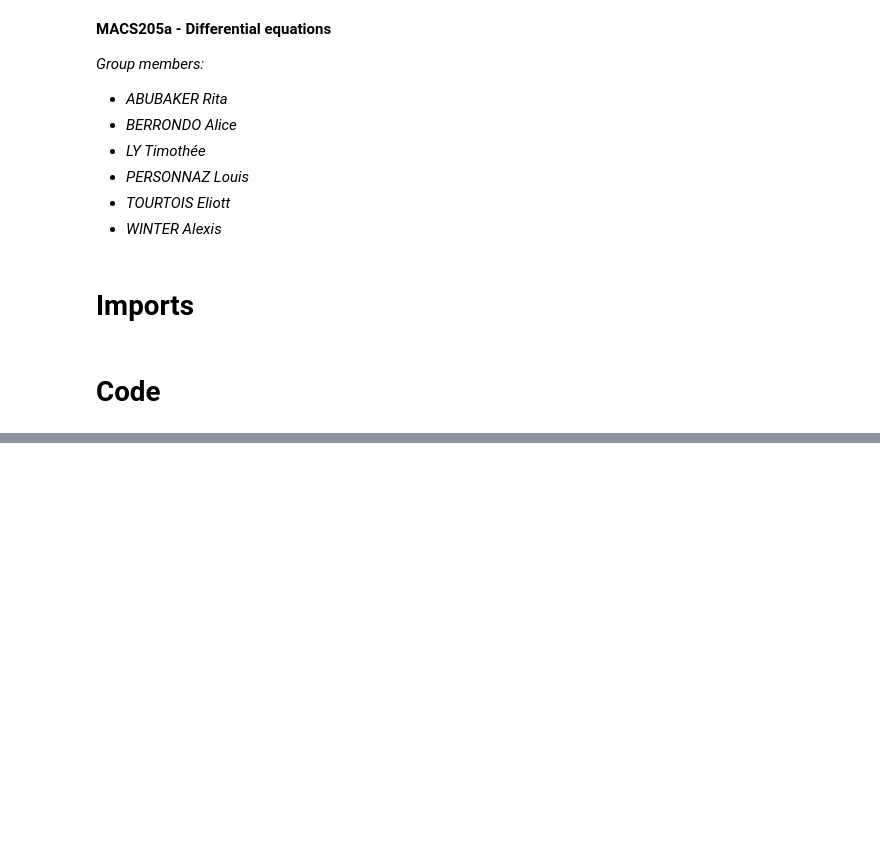
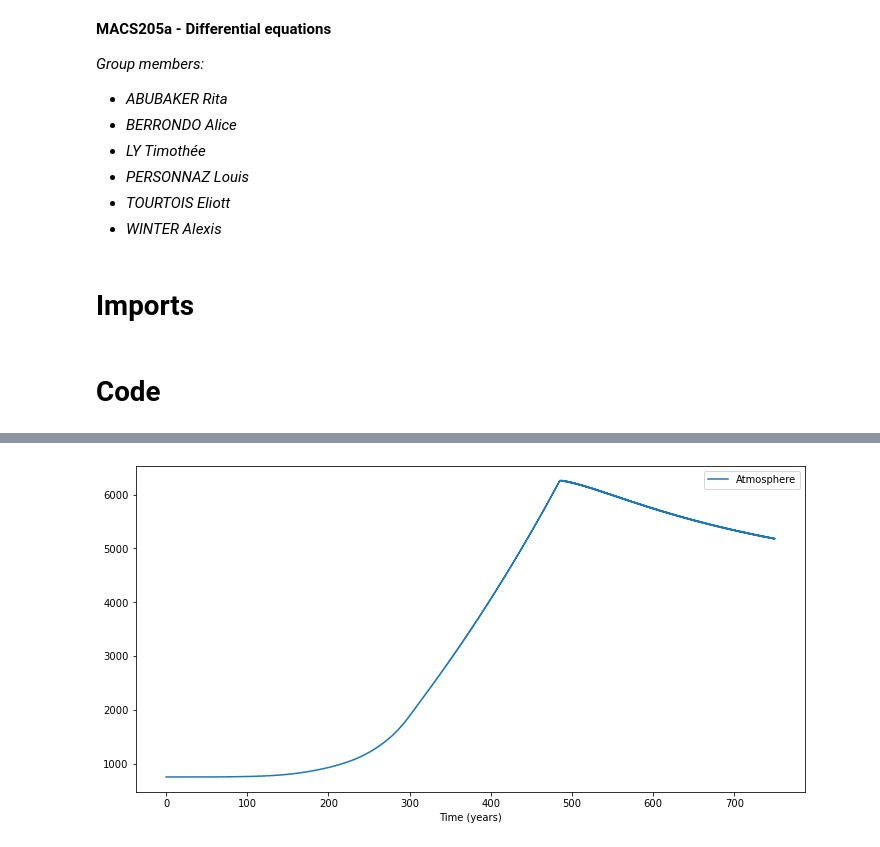
Before and after one commit to littlebuzzybee/MACS205a-Projet, a Jupyter notebook: carbone.ipynb, the cells around one changed output, grey strips where cells are left out. Drawn from its saved outputs; the diff is of its cells as text; code cells hidden in the pictures; blank space fills up the shorter version.

```diff
--- a/carbone.ipynb
+++ b/carbone.ipynb
@@ -225,0 +232,5 @@ model.plot_evolution(["VegLandArea_percent"])
+# %%
+model.predict("RK4", 0, 750, 0.25)
+model.plot_evolution(["Atmosphere"])
+# %% [output]
+[figure, added]
```
Also changed, not shown: parts of 3 cells of this notebook.
